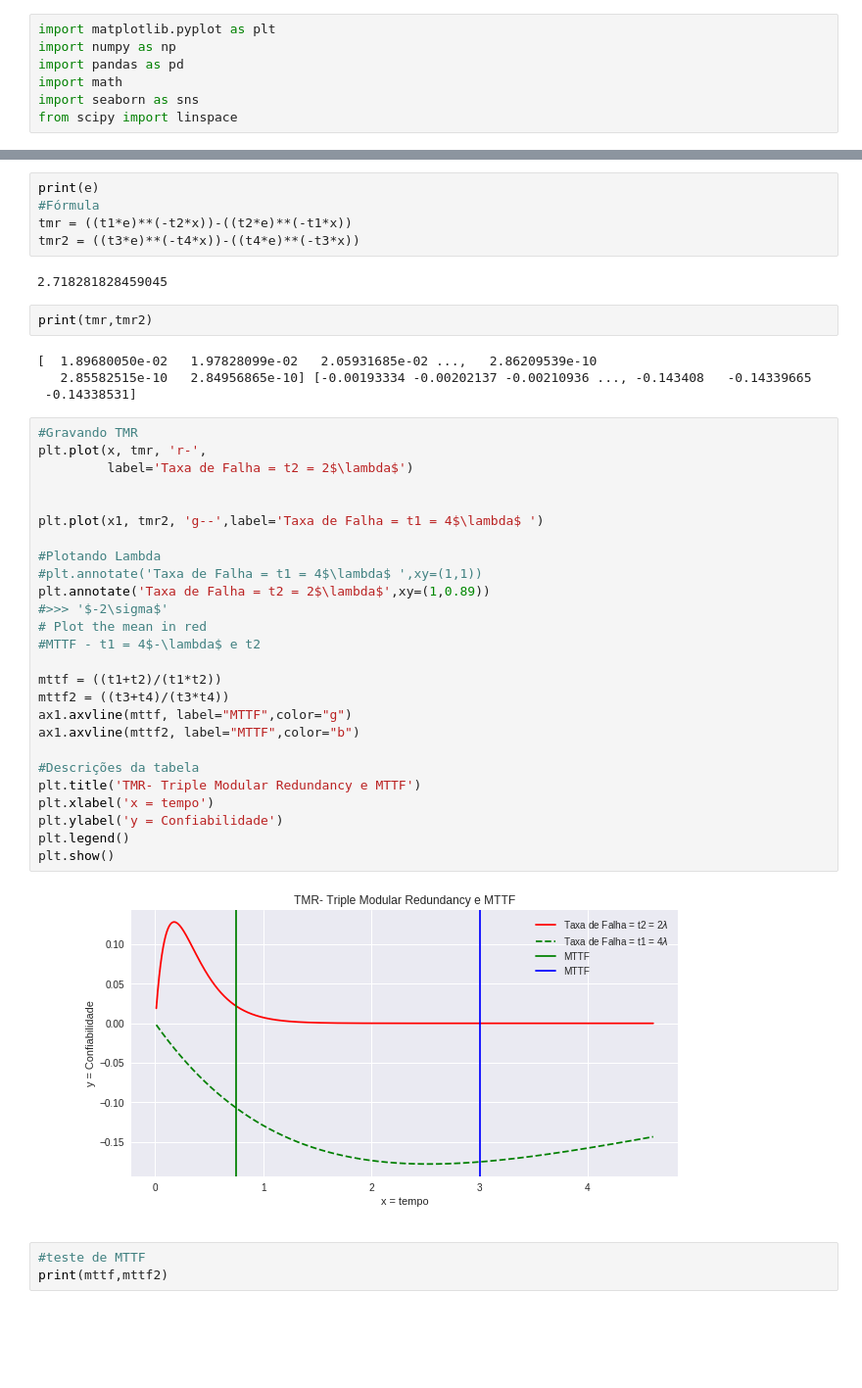
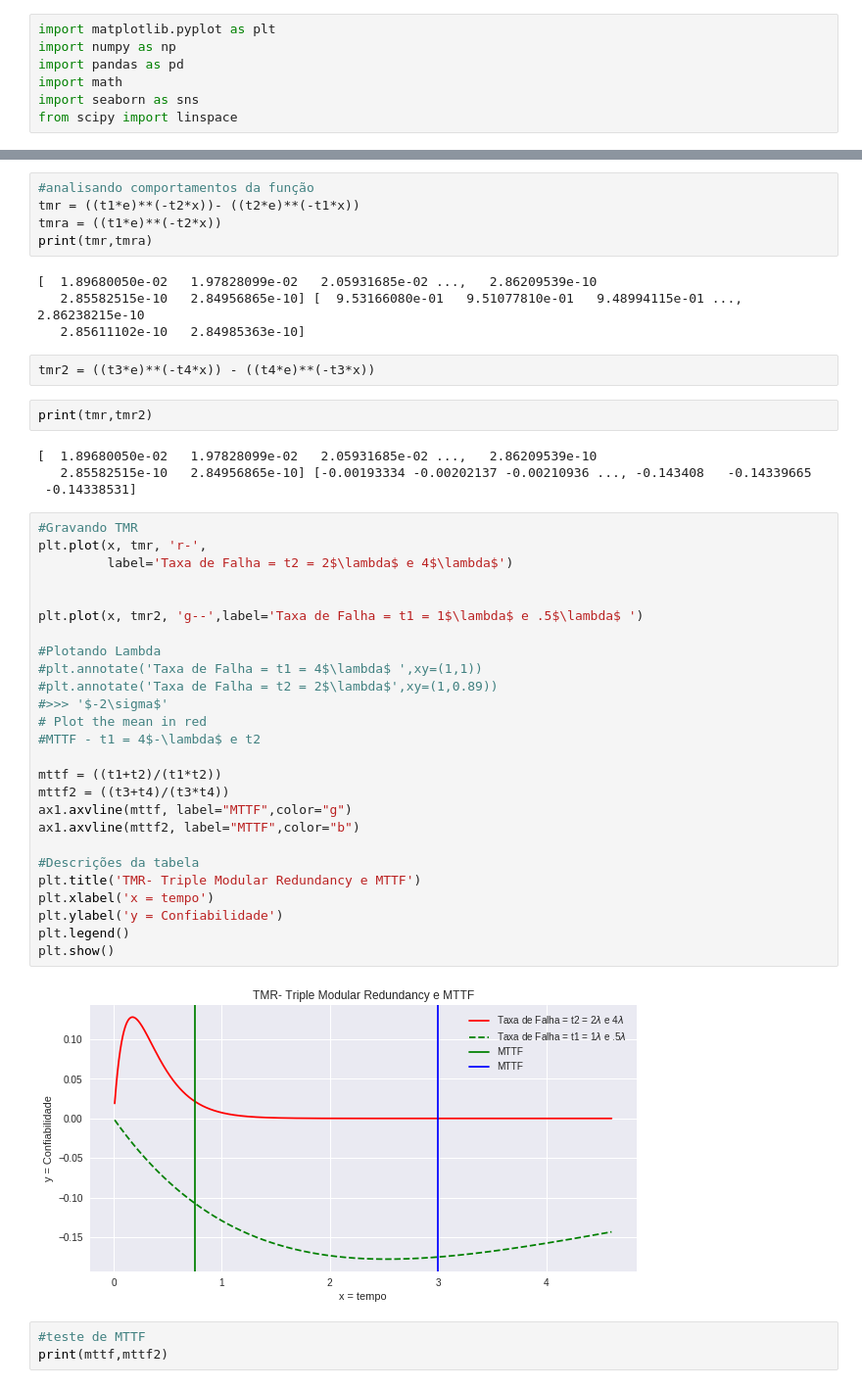
Before and after one commit to rnbruno/trabalho_1_unidade3, a Jupyter notebook: Trabalho_2_Unidade_3+%281%29 (1).ipynb, the cells around one changed output, grey strips where cells are left out. Shown at 98% size. Drawn from its saved outputs; the diff is of its cells as text; blank space fills up the shorter version.

```diff
--- a/Trabalho_2_Unidade_3+%281%29 (1).ipynb
+++ b/Trabalho_2_Unidade_3+%281%29 (1).ipynb
@@ -46,13 +44,17 @@ t3=1
 t4=0.5
 #Neperiano
 e=math.e
+# %%
+#analisando comportamentos da função
+tmr = ((t1*e)**(-t2*x))- ((t2*e)**(-t1*x))
+tmra = ((t1*e)**(-t2*x))
+print(tmr,tmra)
+# %% [output]
+[  1.89680050e-02   1.97828099e-02   2.05931685e-02 ...,   2.86209539e-10
+   2.85582515e-10   2.84956865e-10] [  9.53166080e-01   9.51077810e-01   9.48994115e-01 ...,   2.86238215e-10
+   2.85611102e-10   2.84985363e-10]
 # %%
-print(e)
-#Fórmula
-tmr = ((t1*e)**(-t2*x))-((t2*e)**(-t1*x))
-tmr2 = ((t3*e)**(-t4*x))-((t4*e)**(-t3*x))
+tmr2 = ((t3*e)**(-t4*x)) - ((t4*e)**(-t3*x))
-# %% [output]
-2.718281828459045
 # %%
 print(tmr,tmr2)
 # %% [output]
@@ -62,31 +64,31 @@ print(tmr,tmr2)
 # %%
 #Gravando TMR
 plt.plot(x, tmr, 'r-',
-         label='Taxa de Falha = t2 = 2$\lambda$')
+         label='Taxa de Falha = t2 = 2$\lambda$ e 4$\lambda$')
 
 
-plt.plot(x1, tmr2, 'g--',label='Taxa de Falha = t1 = 4$\lambda$ ')
+plt.plot(x, tmr2, 'g--',label='Taxa de Falha = t1 = 1$\lambda$ e .5$\lambda$ ')
 
 #Plotando Lambda
 #plt.annotate('Taxa de Falha = t1 = 4$\lambda$ ',xy=(1,1))
-plt.annotate('Taxa de Falha = t2 = 2$\lambda$',xy=(1,0.89))
+#plt.annotate('Taxa de Falha = t2 = 2$\lambda$',xy=(1,0.89))
 #>>> '$-2\sigma$'
 # Plot the mean in red
 #MTTF - t1 = 4$-\lambda$ e t2
 
 mttf = ((t1+t2)/(t1*t2))
 mttf2 = ((t3+t4)/(t3*t4))
 ax1.axvline(mttf, label="MTTF",color="g")
 ax1.axvline(mttf2, label="MTTF",color="b")
 
 #Descrições da tabela
 plt.title('TMR- Triple Modular Redundancy e MTTF')
 plt.xlabel('x = tempo')
 plt.ylabel('y = Confiabilidade')
 plt.legend()
 plt.show()
 # %% [output]
-[figure, old version]
+[figure, new version]
 # %%
 #teste de MTTF
 print(mttf,mttf2)
```
Also changed, not shown: parts of 2 cells of this notebook.
